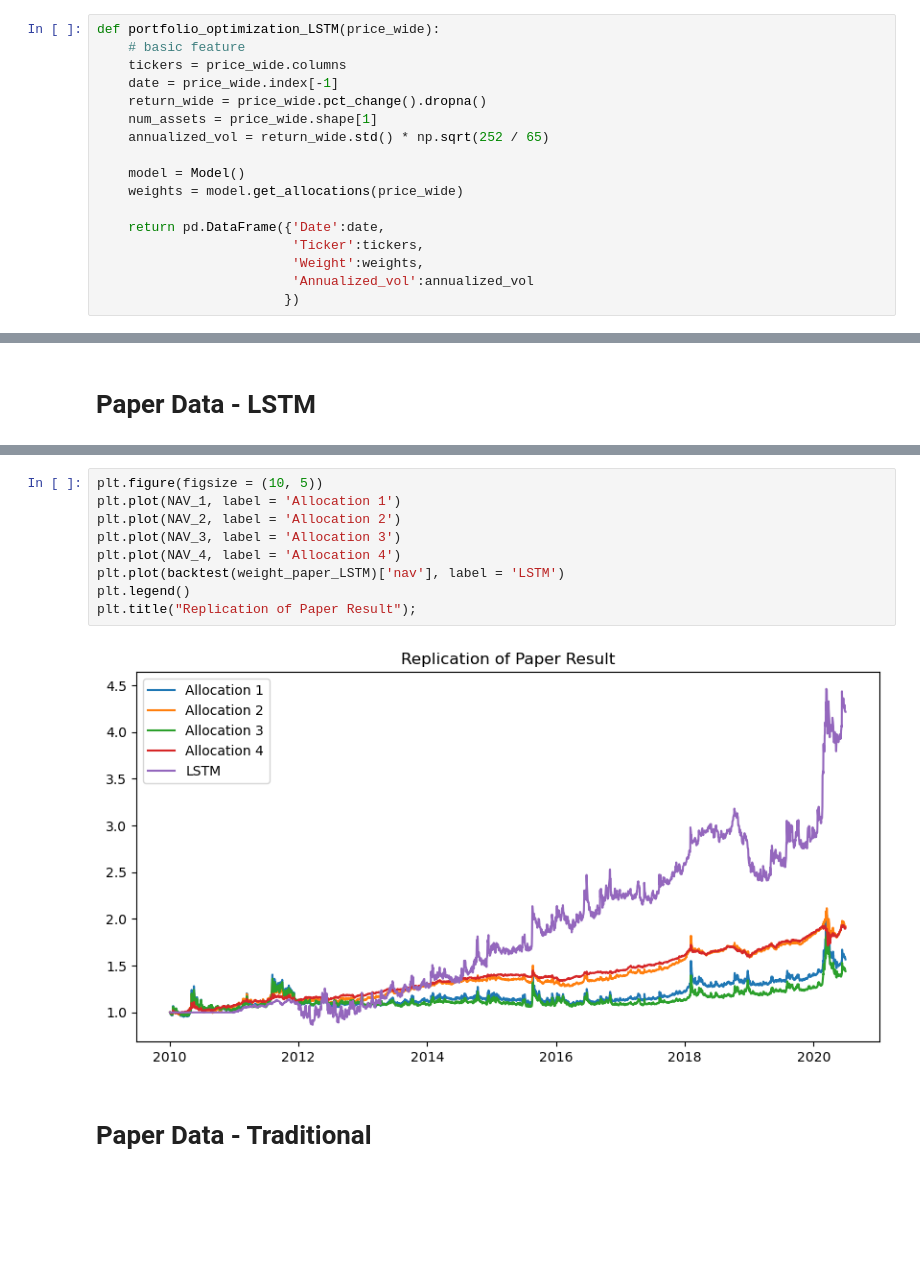
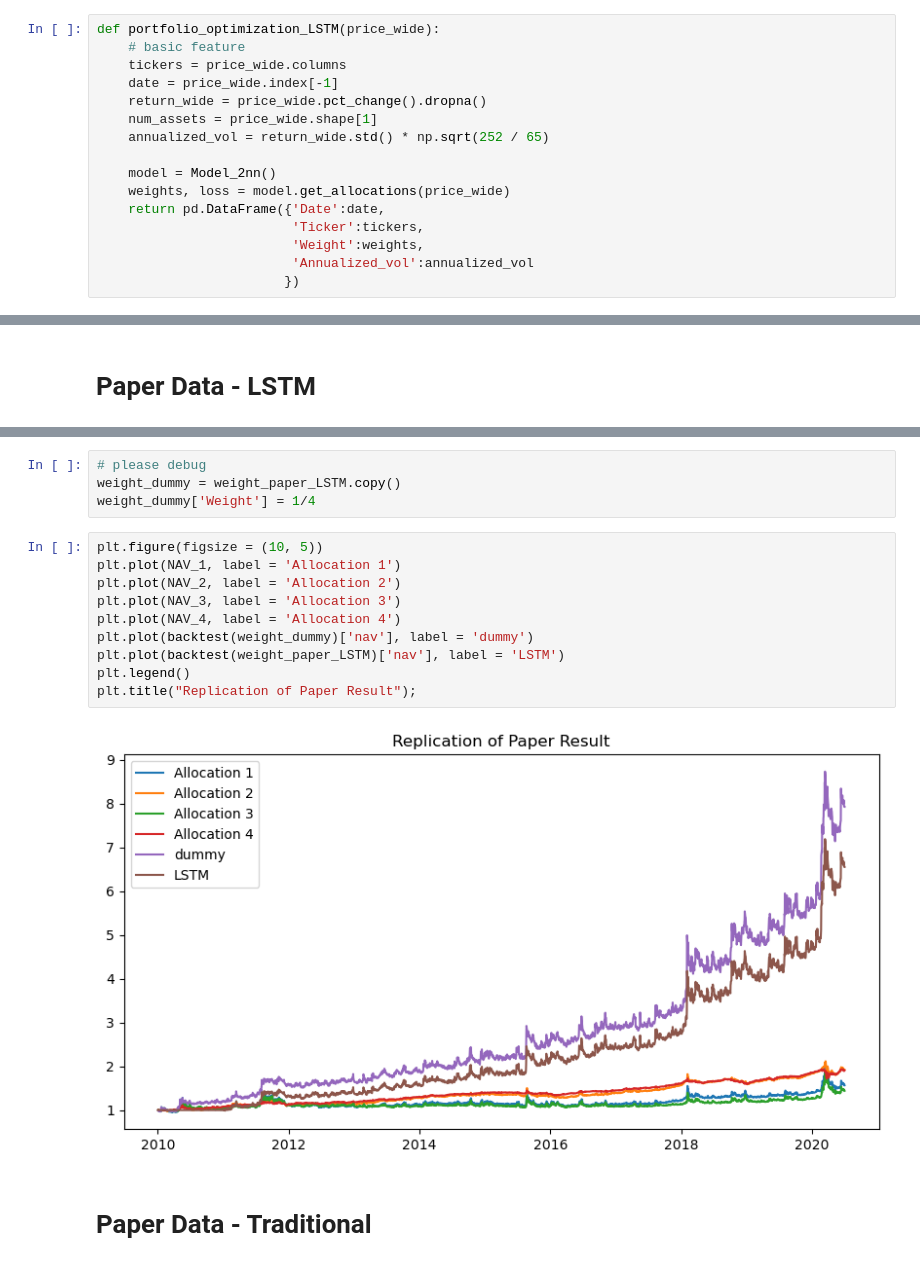
Before and after one commit to Xuanfu-lab/230ZA_Project, a Jupyter notebook: portfolio_opmization_main_framwork.ipynb, the cells around one changed output, grey strips where cells are left out. Saved outputs shown, nothing was run; the diff lists cells and outputs as text; blank space fills up the shorter version.

Commit message:
model2

```diff
--- a/portfolio_opmization_main_framwork.ipynb
+++ b/portfolio_opmization_main_framwork.ipynb
@@ -257,9 +348,8 @@ def portfolio_optimization_LSTM(price_wide):
     num_assets = price_wide.shape[1]
     annualized_vol = return_wide.std() * np.sqrt(252 / 65)
 
-    model = Model()
-    weights = model.get_allocations(price_wide)
-
+    model = Model_2nn()
+    weights, loss = model.get_allocations(price_wide)
     return pd.DataFrame({'Date':date,
                          'Ticker':tickers,
                          'Weight':weights,
@@ -477,14 +570,19 @@ display_backtest_results([weight_paper_LSTM], ["LSTM"])
+# %%
+# please debug
+weight_dummy = weight_paper_LSTM.copy()
+weight_dummy['Weight'] = 1/4
 # %%
 plt.figure(figsize = (10, 5))
 plt.plot(NAV_1, label = 'Allocation 1')
 plt.plot(NAV_2, label = 'Allocation 2')
 plt.plot(NAV_3, label = 'Allocation 3')
 plt.plot(NAV_4, label = 'Allocation 4')
+plt.plot(backtest(weight_dummy)['nav'], label = 'dummy')
 plt.plot(backtest(weight_paper_LSTM)['nav'], label = 'LSTM')
 plt.legend()
 plt.title("Replication of Paper Result");
 # %% [output]
-[figure, old version]
+[figure, new version]
 # %% [markdown]
 # Paper Data - Traditional
 # %%
```
Also changed, not shown: parts of 5 cells of this notebook.
